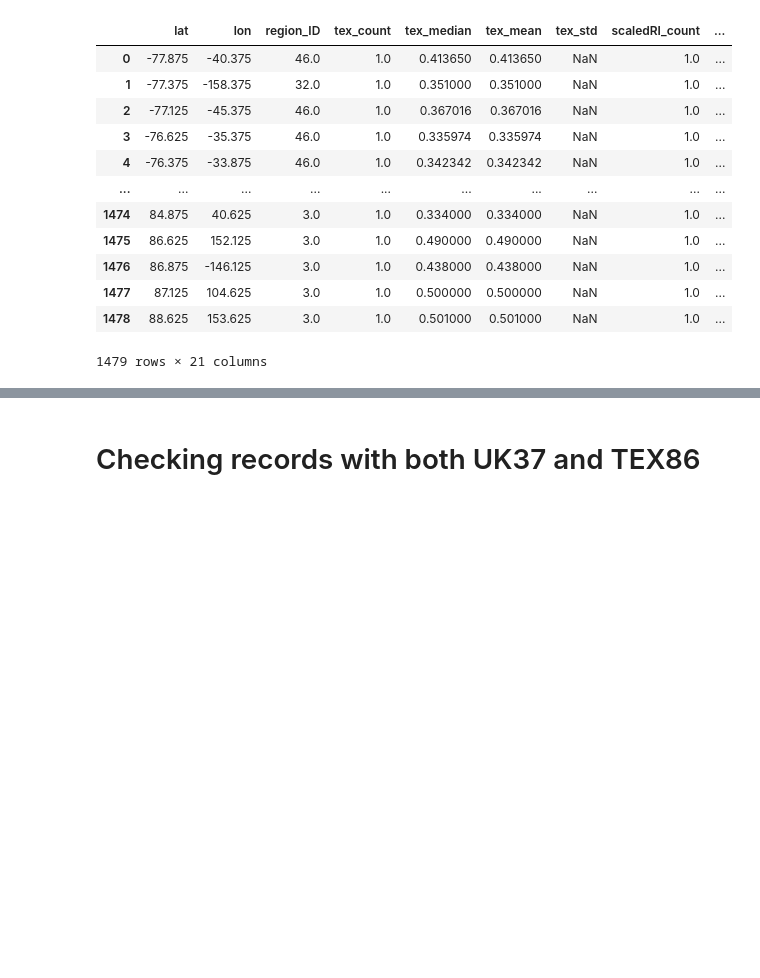
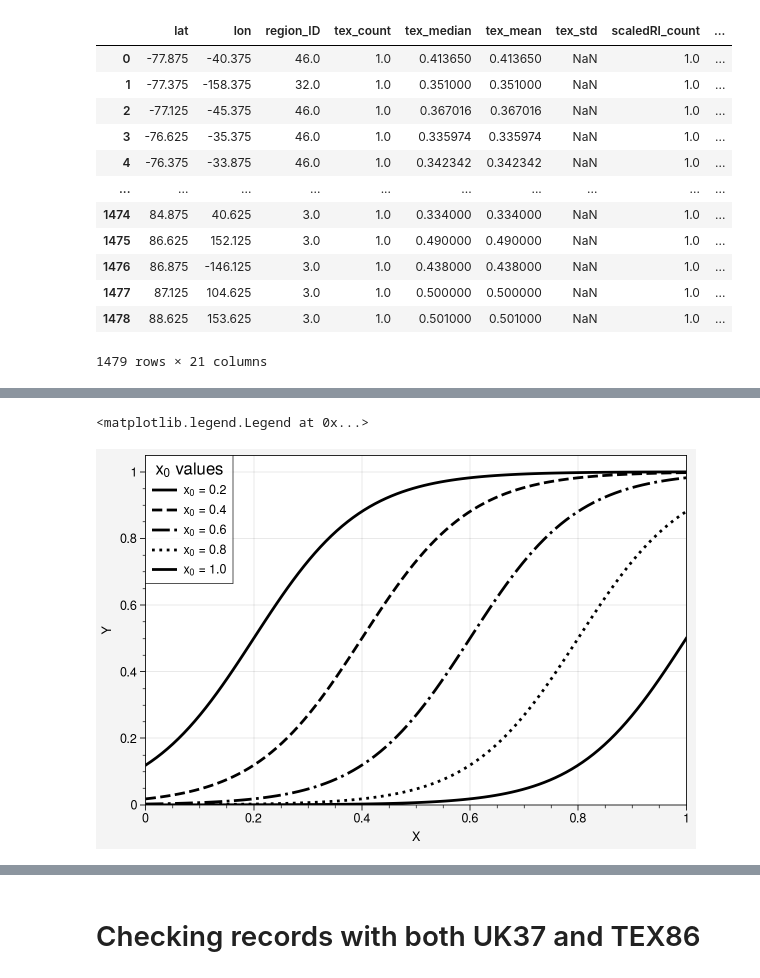
Before and after one commit to PaleoLipidRR/TEXAS, a Jupyter notebook: ipynb_files/culRI-Bayesian_visualizations.ipynb, the cells around one changed output, grey strips where cells are left out. Cells and saved outputs as stored; diff of their text form; code cells hidden in the pictures; blank space fills up the shorter version.

```diff
--- a/ipynb_files/culRI-Bayesian_visualizations.ipynb
+++ b/ipynb_files/culRI-Bayesian_visualizations.ipynb
@@ -528,0 +557,33 @@ coretop_df
+# %%
+xx = np.linspace(0,1,100)
+
+sel_x0s = np.arange(0.2, 1.1, 0.2)
+sel_k = 10
+sel_L = 1
+sel_b = 0
+ls = ['-', '--', '-.', ':', '-']
+
+plot.close('all')
+fig, axs = plot.subplots(figsize=(6, 4), nrows=1, ncols=1, sharex=True, sharey=True)
+
+ax = axs[0]
+for i, sel_x0 in enumerate(sel_x0s):
+    pred_y = logistic(xx, x0=sel_x0, k=sel_k, L=sel_L, b=sel_b)
+    ax.plot(xx, pred_y, color='k', lw=2, ls=ls[i],
+            label=f'x$_{0}$ = {sel_x0:.1f}')
+
+ax.format(
+    xlabel='X',
+    ylabel='Y',
+    ymin=0
+)
+
+h, l = ax.get_legend_handles_labels()
+ax.legend(
+    h, l, loc='ul', fontsize=12,
+    title='x$_{0}$ values', title_fontsize=12,
+    ncol=1
+)
+# %% [output]
+<matplotlib.legend.Legend at 0x...>
+[figure, added]
```
Also changed, not shown: parts of 13 cells of this notebook, 22 other files.
